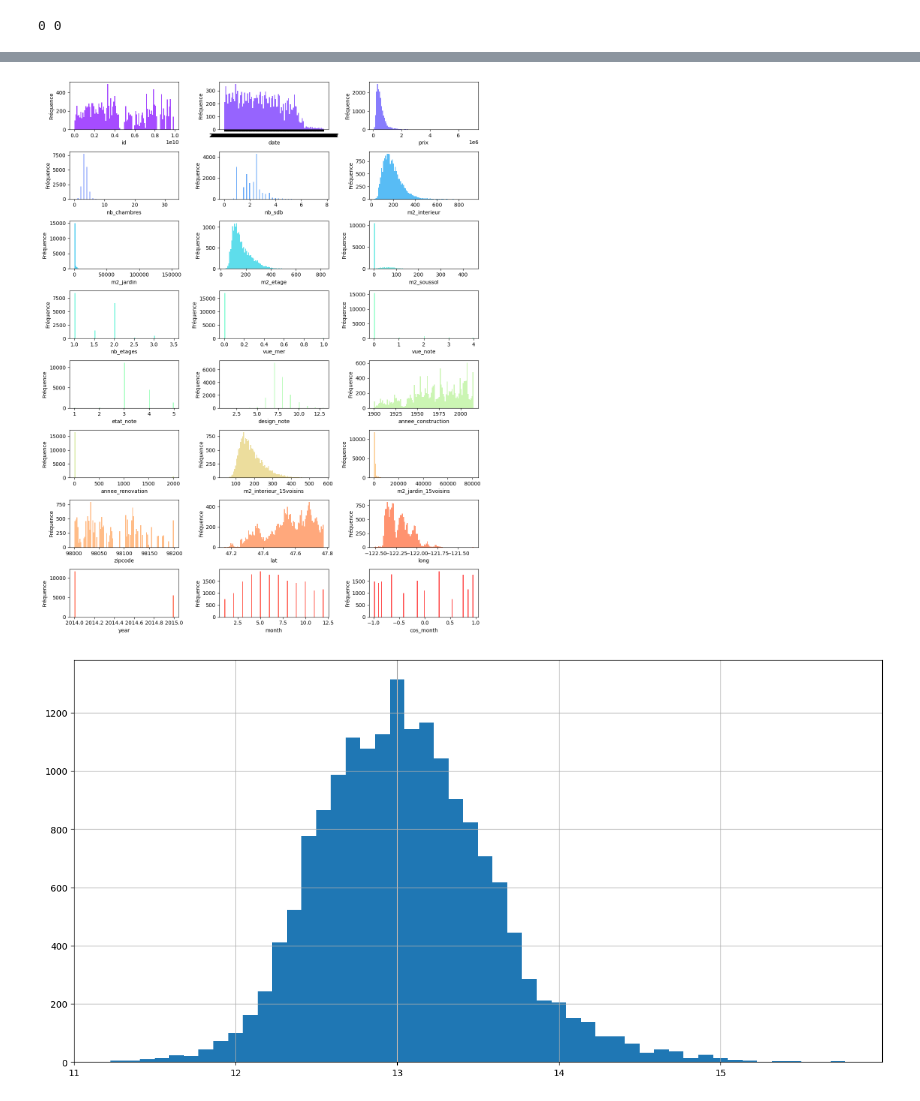
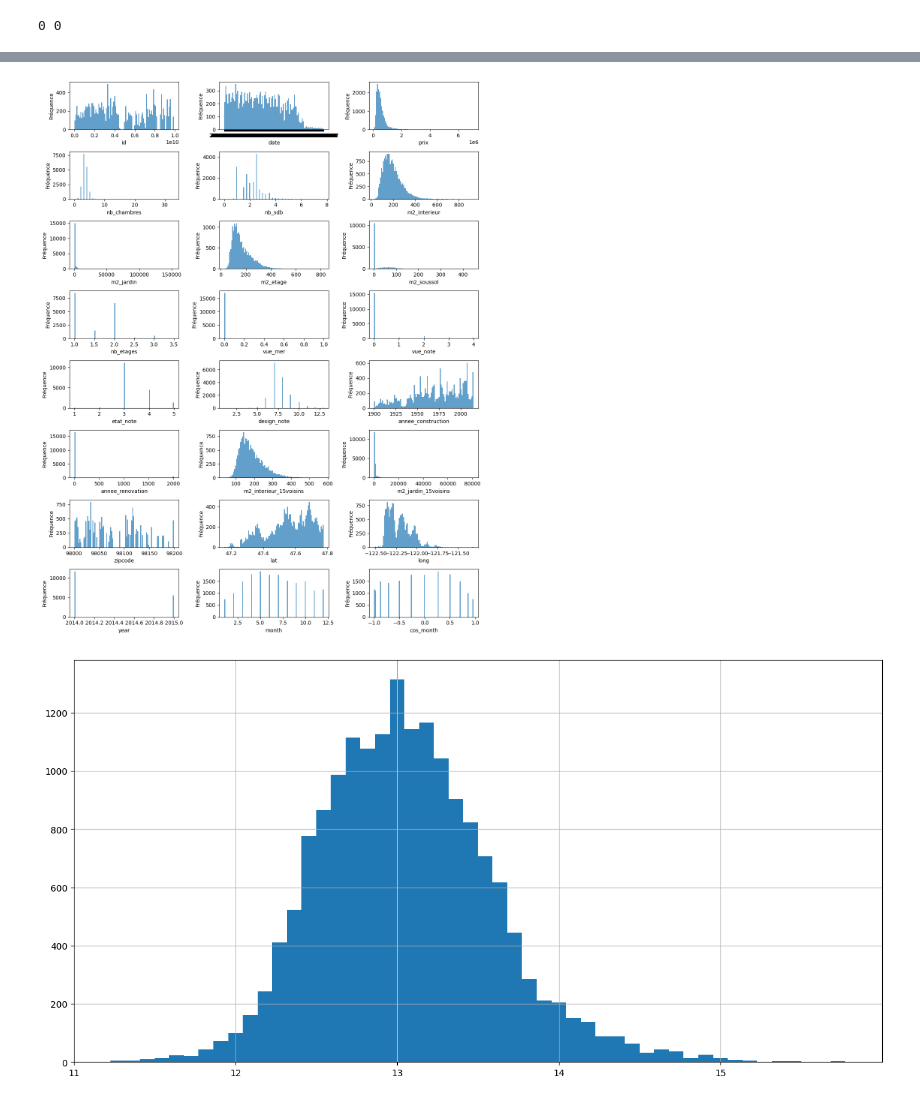
Before and after one commit to flarab29/PRAMA2025, a Jupyter notebook: etude_prama.ipynb, the cells around one changed output, grey strips where cells are left out. Saved outputs shown, nothing was run; the diff lists cells and outputs as text; code cells hidden in the pictures.

```diff
--- a/etude_prama.ipynb
+++ b/etude_prama.ipynb
@@ -64,5 +76,5 @@ print("ok!")
 # %%
-path = "train_data.csv"
+path = "C:/Users/rapha/OneDrive/Bureau/ENPC/2A/SEMESTRE 2/PRAMA/PRAMA2025/train_data.csv"
 data = pd.read_csv(path)
 print(data.columns)
 data.head()
@@ -100,4 +130,4 @@ data.head()
 # %%
 data['year'] = data['date'].map(lambda x: int(x.split('-')[0]))
 data['month'] = data['date'].map(lambda x: int(x.split('-')[1]))
-data['cos_month'] = data['month'].map(lambda x: np.cos(float(x)))
+data['cos_month'] = data['month'].map(lambda x: np.cos(np.pi*float(x)/12))
@@ -129,20 +156,20 @@ plt.show()
 # %%
+
+
 plt.figure(figsize=(12, 15))
 columns = data.columns
 
-#for visual purposes, we will use a different color per column, so 20 different colors
-colors = plt.cm.rainbow(np.linspace(0, 1, len(columns)))
 
 for i, column in enumerate(columns):
     plt.subplot((len(columns) + 2) // 3, 3, i + 1)  # Calcule le nombre de lignes de sous-graphiques
-    plt.hist(data[column], bins=100, alpha=0.7, color=colors[i])
+    plt.hist(data[column], bins=100, alpha=0.7)
     plt.xlabel(column)
     plt.ylabel('Fréquence')
 
 plt.tight_layout()  # Ajuste les espacements pour éviter le chevauchement
 plt.show()
 # %% [output]
-[figure, old version]
+[figure, new version]
 # %%
 data['prix'].apply(lambda x: np.log(x)).hist(bins=50, figsize=(16, 8))
 plt.show()
```
Also changed, not shown: parts of 76 cells of this notebook, 3 other files.
